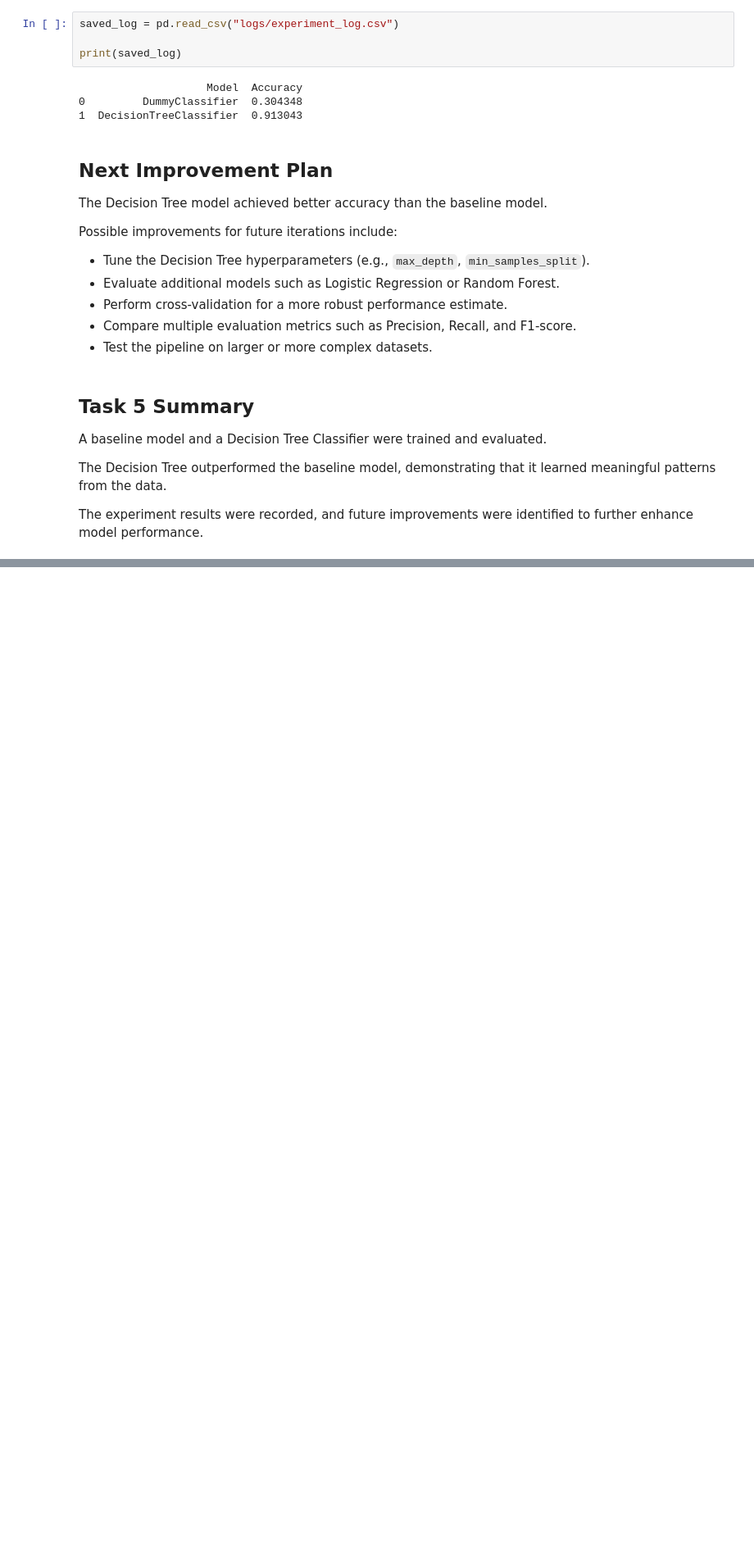
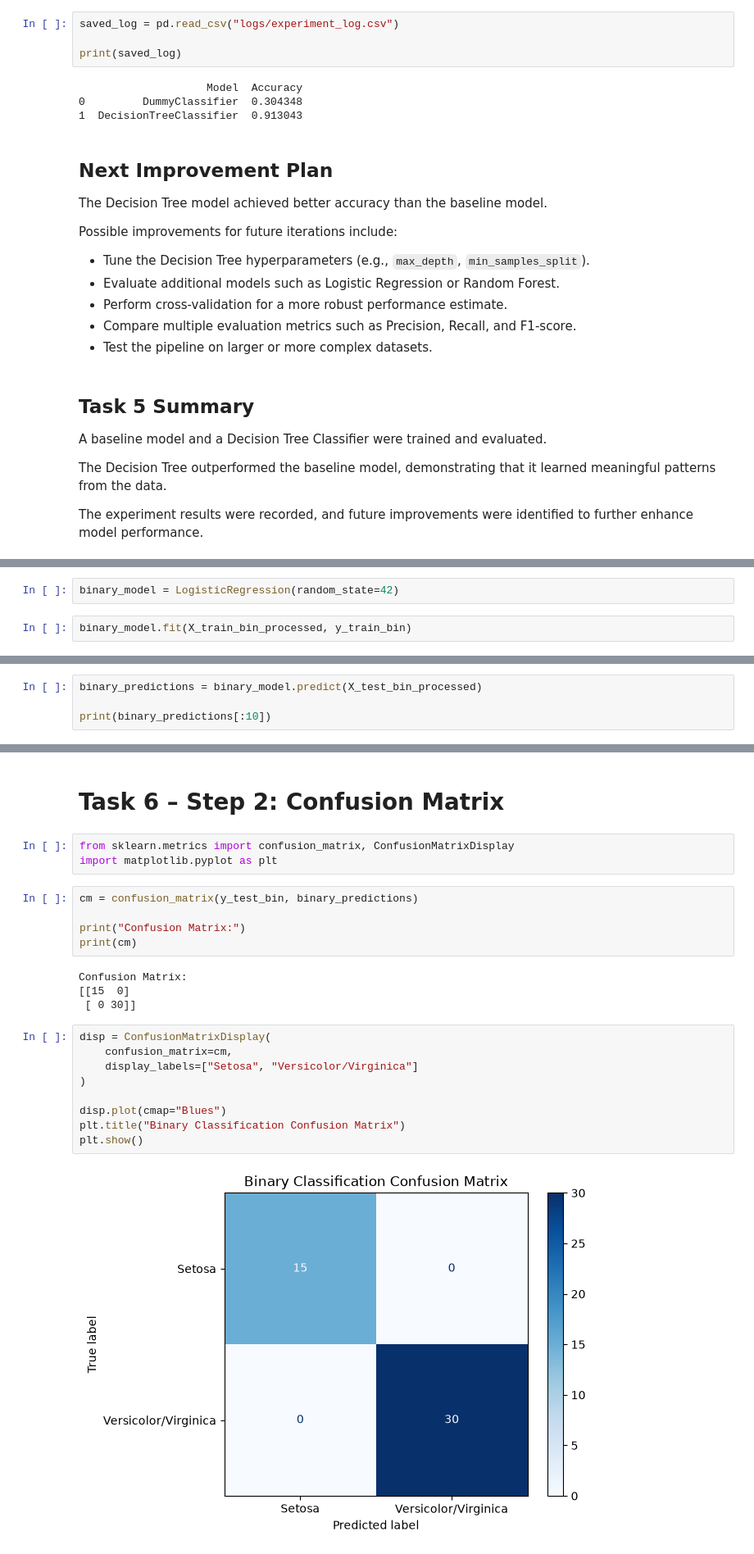
Before and after one commit to Kaushik0107/PlaceMux_Phase1, a Jupyter notebook: notebooks/starter.ipynb, the cells around one changed output, grey strips where cells are left out. Shown at 82% size. Saved outputs shown, nothing was run; the diff lists cells and outputs as text; blank space fills up the shorter version.

Commit message:
Completed Task 6 - Binary classifier evaluation

```diff
--- a/notebooks/starter.ipynb
+++ b/notebooks/starter.ipynb
@@ -945,0 +985,4 @@ The experiment results were recorded, and future improvements were identified to
+# %%
+binary_model = LogisticRegression(random_state=42)
+# %%
+binary_model.fit(X_train_bin_processed, y_train_bin)
@@ -945,0 +991,4 @@ The experiment results were recorded, and future improvements were identified to
+# %%
+binary_predictions = binary_model.predict(X_test_bin_processed)
+
+print(binary_predictions[:10])
@@ -945,0 +1014,25 @@ The experiment results were recorded, and future improvements were identified to
+# %% [markdown]
+# Task 6 – Step 2: Confusion Matrix
+# %%
+from sklearn.metrics import confusion_matrix, ConfusionMatrixDisplay
+import matplotlib.pyplot as plt
+# %%
+cm = confusion_matrix(y_test_bin, binary_predictions)
+
+print("Confusion Matrix:")
+print(cm)
+# %% [output]
+Confusion Matrix:
+[[15  0]
+ [ 0 30]]
+# %%
+disp = ConfusionMatrixDisplay(
+    confusion_matrix=cm,
+    display_labels=["Setosa", "Versicolor/Virginica"]
+)
+
+disp.plot(cmap="Blues")
+plt.title("Binary Classification Confusion Matrix")
+plt.show()
+# %% [output]
+[figure, added]
```
Also changed, not shown: parts of 39 cells of this notebook.
